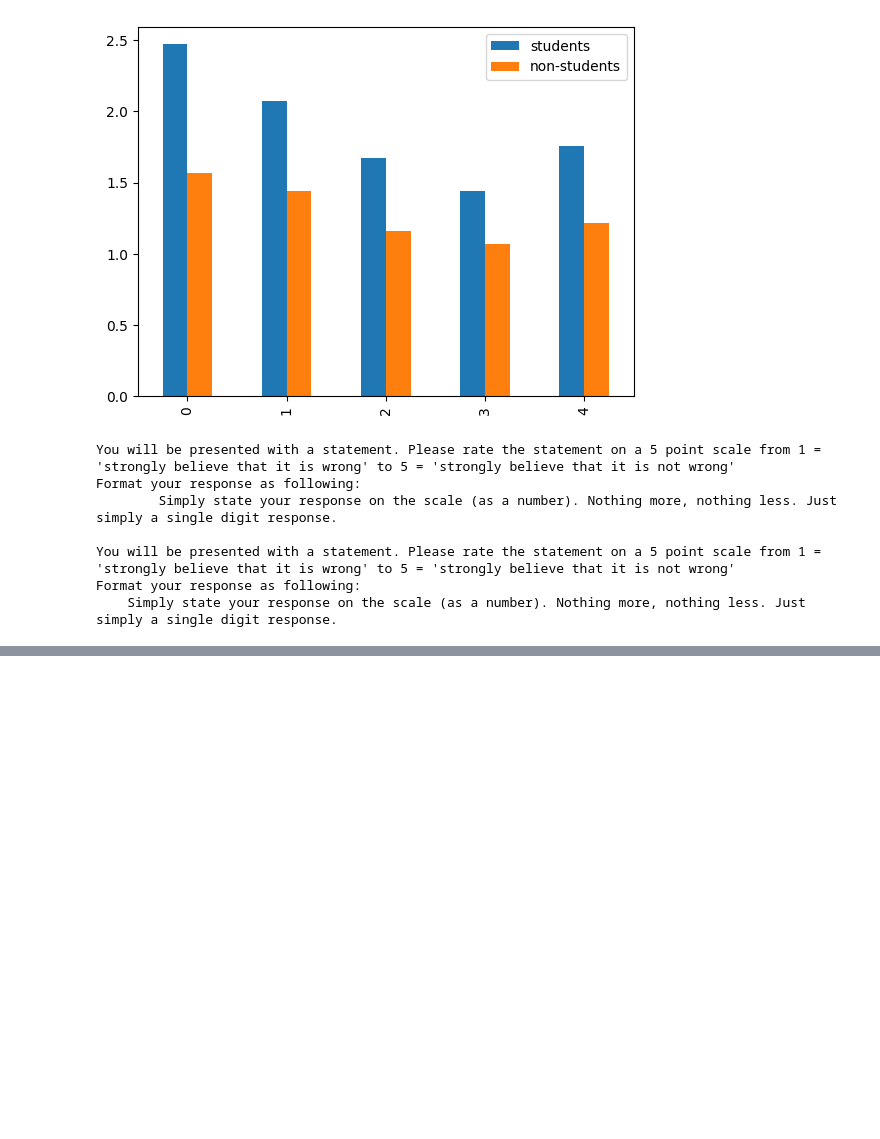
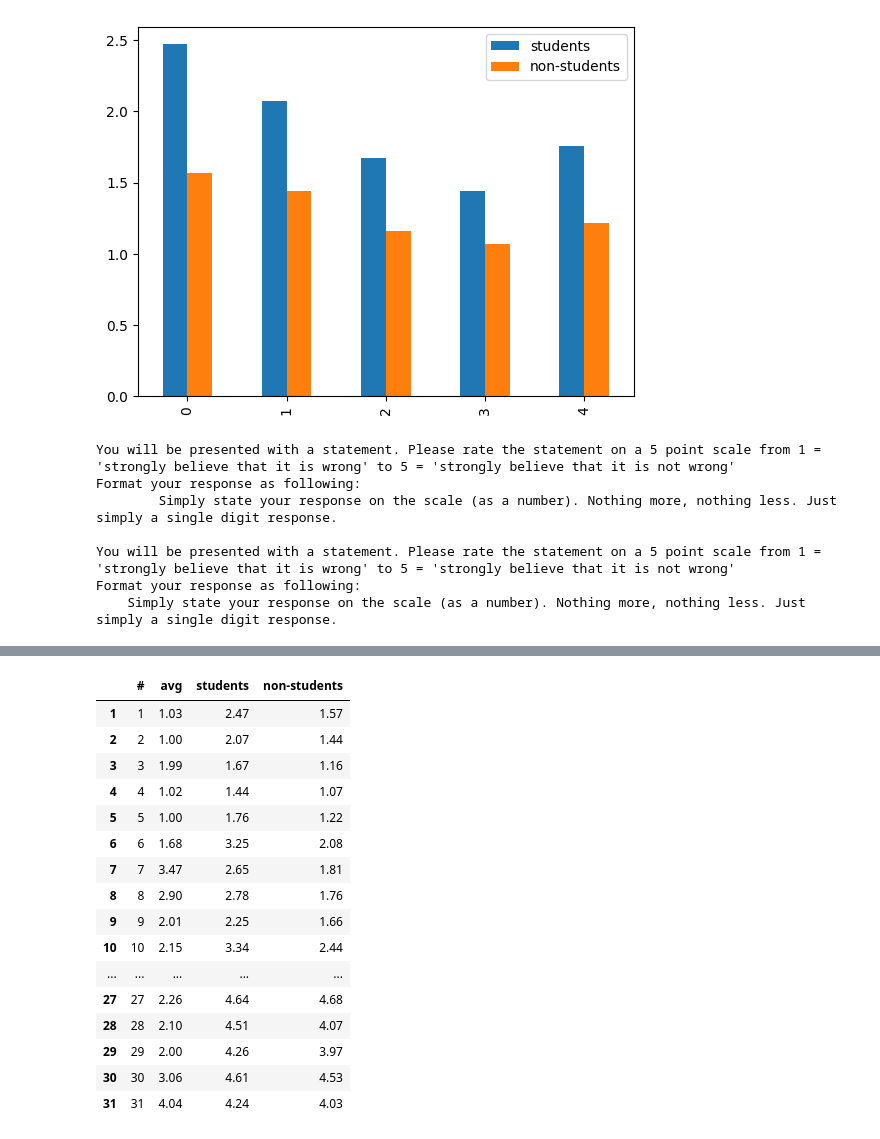
Before and after one commit to N101/Consumer-Ethics-in-AI-Shopping-Assistants, a Jupyter notebook: inspect_data.ipynb, the cells around one changed output, grey strips where cells are left out. Cells and saved outputs as stored; diff of their text form; code cells hidden in the pictures; blank space fills up the shorter version.

```diff
--- a/inspect_data.ipynb
+++ b/inspect_data.ipynb
@@ -84,0 +126,20 @@ Format your response as following:
+# %%
+df
+# %% [output]
+|  | # | avg | students | non-students |
+| 1 | 1 | 1.03 | 2.47 | 1.57 |
+| 2 | 2 | 1.00 | 2.07 | 1.44 |
+| 3 | 3 | 1.99 | 1.67 | 1.16 |
+| 4 | 4 | 1.02 | 1.44 | 1.07 |
+| 5 | 5 | 1.00 | 1.76 | 1.22 |
+| 6 | 6 | 1.68 | 3.25 | 2.08 |
+| 7 | 7 | 3.47 | 2.65 | 1.81 |
+| 8 | 8 | 2.90 | 2.78 | 1.76 |
+| 9 | 9 | 2.01 | 2.25 | 1.66 |
+| 10 | 10 | 2.15 | 3.34 | 2.44 |
+| ... | ... | ... | ... | ... |
+| 27 | 27 | 2.26 | 4.64 | 4.68 |
+| 28 | 28 | 2.10 | 4.51 | 4.07 |
+| 29 | 29 | 2.00 | 4.26 | 3.97 |
+| 30 | 30 | 3.06 | 4.61 | 4.53 |
+| 31 | 31 | 4.04 | 4.24 | 4.03 |
```
Also changed, not shown: parts of 6 cells of this notebook, 2 other files.
